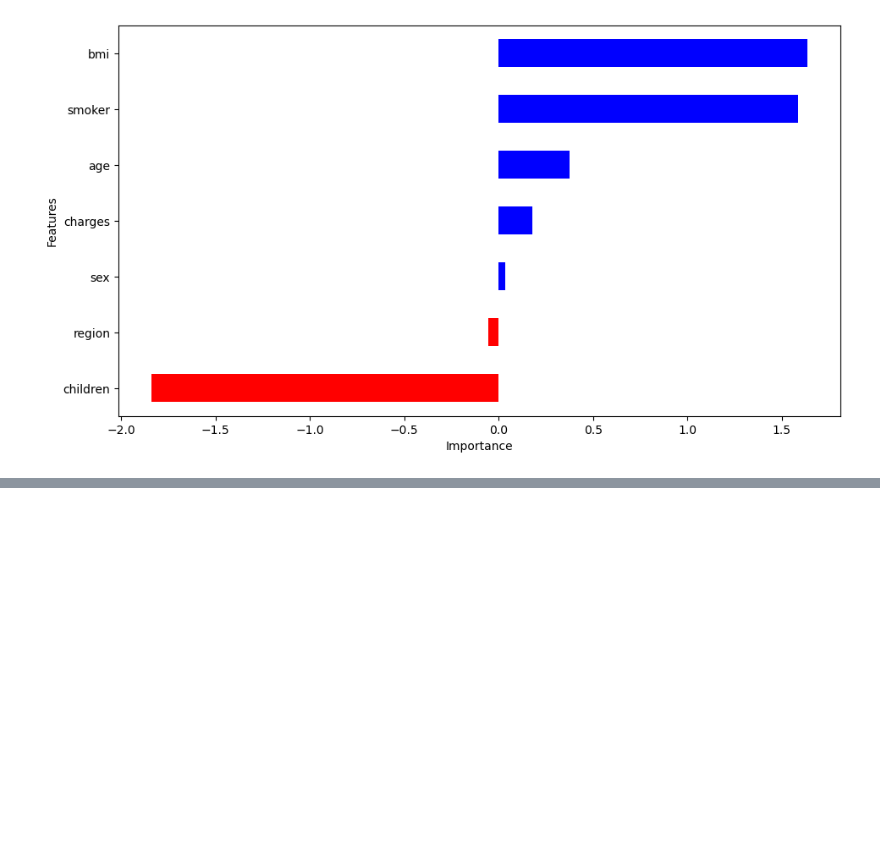
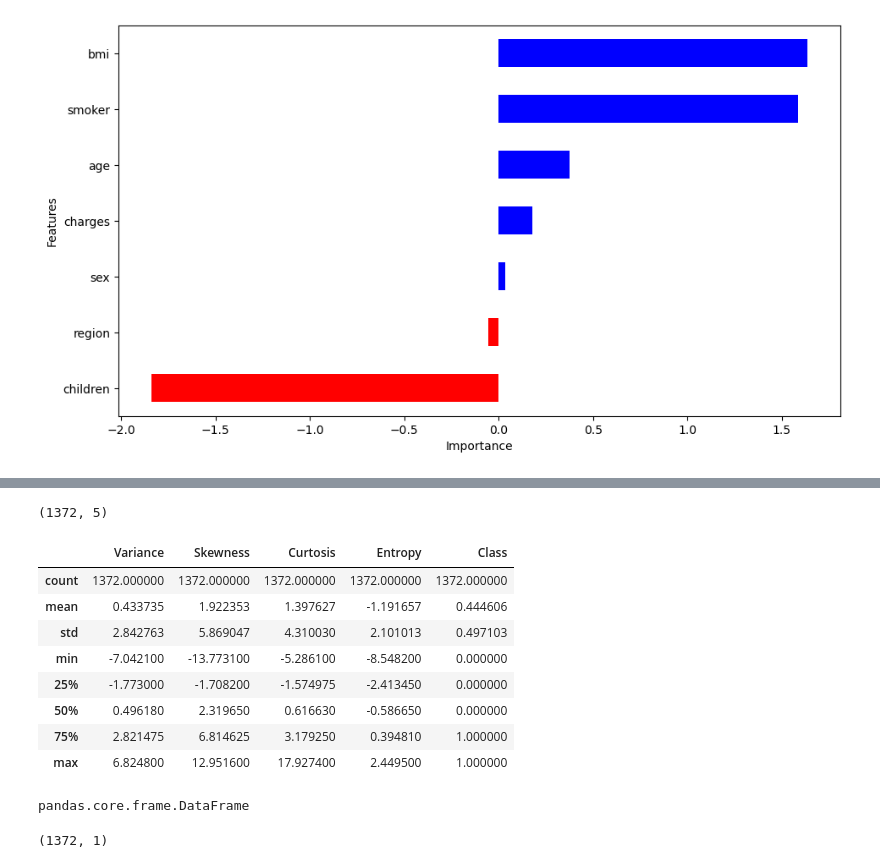
Before and after one commit to nishags83g/my-ai-learning, a Jupyter notebook: mylearnings.ipynb, the cells around one changed output, grey strips where cells are left out. Drawn from its saved outputs; the diff is of its cells as text; code cells hidden in the pictures; blank space fills up the shorter version.

```diff
--- a/mylearnings.ipynb
+++ b/mylearnings.ipynb
@@ -1165,0 +1169,2 @@ Text(0.5, 0, 'Importance')
+# %%
+billdf=pd.read_csv("bill_authentication.csv")
@@ -1165,0 +1195,16 @@ Text(0.5, 0, 'Importance')
+# %%
+billdf.shape
+# %% [output]
+(1372, 5)
+# %%
+billdf.describe()
+# %% [output]
+|  | Variance | Skewness | Curtosis | Entropy | Class |
+| count | 1372.000000 | 1372.000000 | 1372.000000 | 1372.000000 | 1372.000000 |
+| mean | 0.433735 | 1.922353 | 1.397627 | -1.191657 | 0.444606 |
+| std | 2.842763 | 5.869047 | 4.310030 | 2.101013 | 0.497103 |
+| min | -7.042100 | -13.773100 | -5.286100 | -8.548200 | 0.000000 |
+| 25% | -1.773000 | -1.708200 | -1.574975 | -2.413450 | 0.000000 |
+| 50% | 0.496180 | 2.319650 | 0.616630 | -0.586650 | 0.000000 |
+| 75% | 2.821475 | 6.814625 | 3.179250 | 0.394810 | 1.000000 |
+| max | 6.824800 | 12.951600 | 17.927400 | 2.449500 | 1.000000 |
@@ -1165,0 +1216,8 @@ Text(0.5, 0, 'Importance')
+# %%
+type(y)
+# %% [output]
+pandas.core.frame.DataFrame
+# %%
+y.shape
+# %% [output]
+(1372, 1)
```
Also changed, not shown: parts of 22 cells of this notebook.
